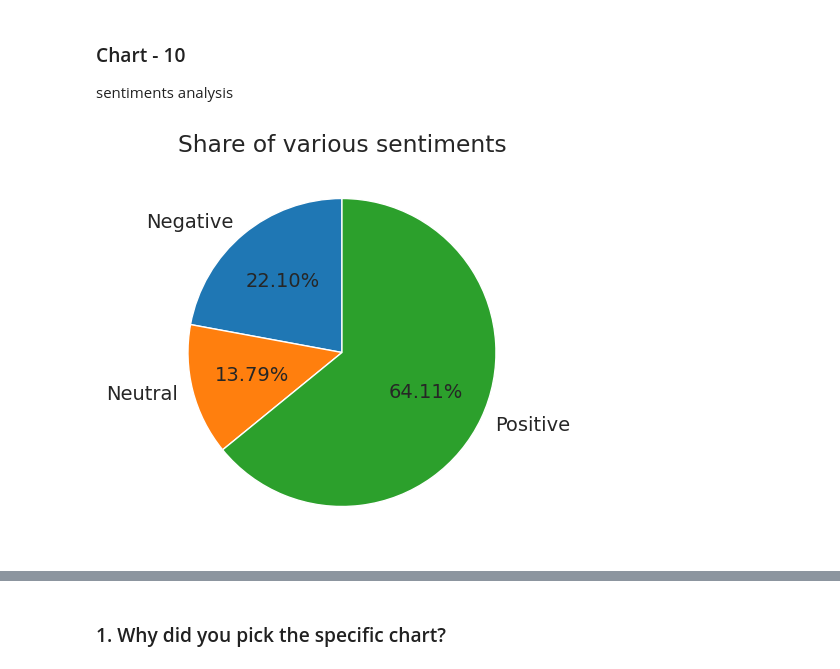
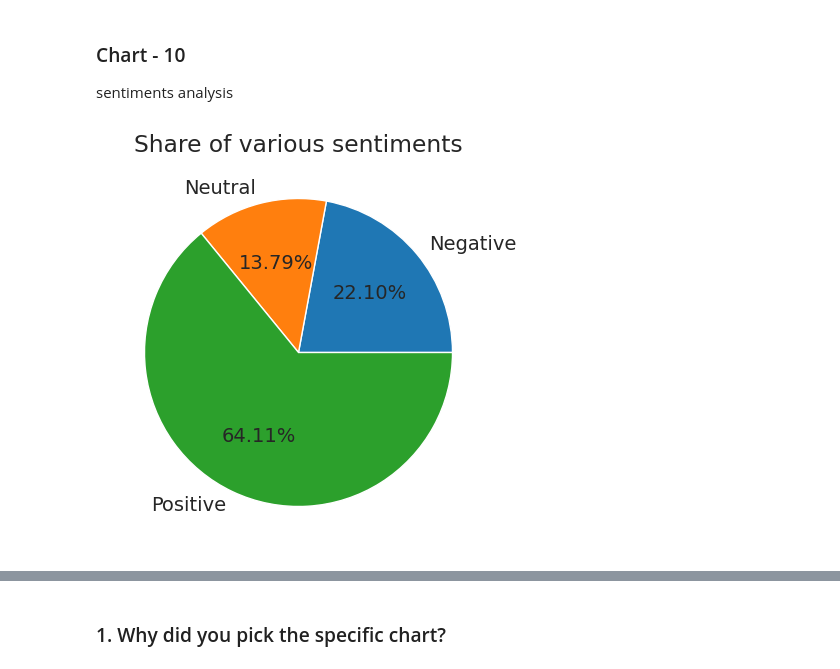
Before and after one commit to saraswatiyangandul20/Playstore_EDA, a Jupyter notebook: Playstore_App_EDA.ipynb, the cells around one changed output, grey strips where cells are left out. Drawn from its saved outputs; the diff is of its cells as text; code cells hidden in the pictures.

```diff
--- a/Playstore_App_EDA.ipynb
+++ b/Playstore_App_EDA.ipynb
@@ -812,20 +812,20 @@ sentiments analysis
 # %%
 # Chart - 10 visualization code
 
 #importing the user Reviews CSV as user_df
-user_df = pd.read_csv(dir_path + 'User Reviews.csv')
+user_df = pd.read_csv('/content/drive/MyDrive/AlmaBetter/Capstone:Python for DS/User Reviews.csv')
 
 # grouping and plotting sentinments
 sentiment_group = user_df.groupby('Sentiment')
 s = sentiment_group['Sentiment'].count()
 #setting plot size
 plt.figure(figsize=(5,5))
 
 # plotting pie
-plt.pie(s, labels = s.index,  startangle = 90,autopct='%1.2f%%')
+plt.pie(s, labels = s.index,  startangle = 0,autopct='%1.2f%%')
 
 #Describing details for the plots
 plt.title('Share of various sentiments')
 plt.show()
 # %% [output]
-[figure, old version]
+[figure, new version]
```
Also changed, not shown: parts of 14 cells of this notebook.
